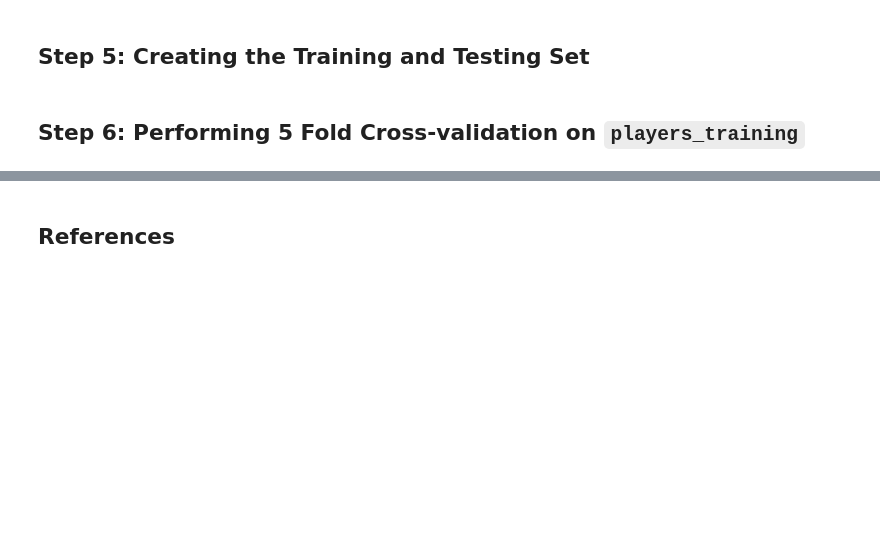
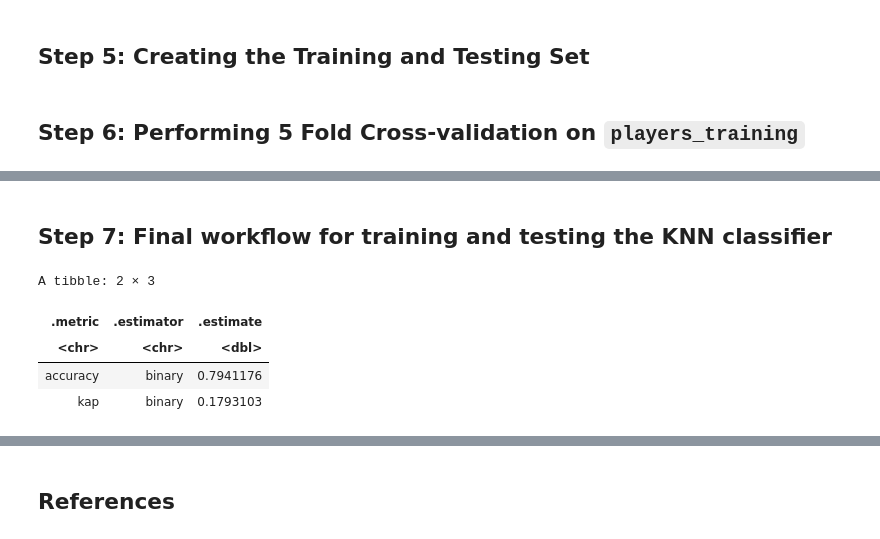
Before and after one commit to Ada-Lov3lace/project_final_report, a Jupyter notebook: dtsc_project_final_report.ipynb, the cells around one changed output, grey strips where cells are left out. Cells and saved outputs as stored; diff of their text form; code cells hidden in the pictures; blank space fills up the shorter version.

```diff
--- a/dtsc_project_final_report.ipynb
+++ b/dtsc_project_final_report.ipynb
@@ -253,0 +285,29 @@ predictor: 2
+# %% [markdown]
+## Step 7: Final workflow for training and testing the KNN classifier
+# %%
+# defining the final KNN model
+final_spec <- nearest_neighbor(weight_func = "rectangular", neighbors = best_players_k) |>
+  set_engine("kknn") |>
+  set_mode("classification")
+
+# creating the final workflow
+final_workflow <- workflow() |>
+  add_model(final_spec) |>
+  add_recipe(players_recipe) |>
+  fit(data = players_training)
+
+# generating predictions on testing data
+players_predictions <- final_workflow |>
+  predict(new_data = players_testing) |>
+  bind_cols(players_testing)
+
+# calculating performance metrics
+players_summary <- players_predictions |>
+  metrics(truth = subscribe, estimate = .pred_class)
+players_summary
+# %% [output]
+A tibble: 2 × 3
+| .metric | .estimator | .estimate |
+| <chr> | <chr> | <dbl> |
+| accuracy | binary | 0.7941176 |
+| kap | binary | 0.1793103 |
```
Also changed, not shown: parts of 6 cells of this notebook.
